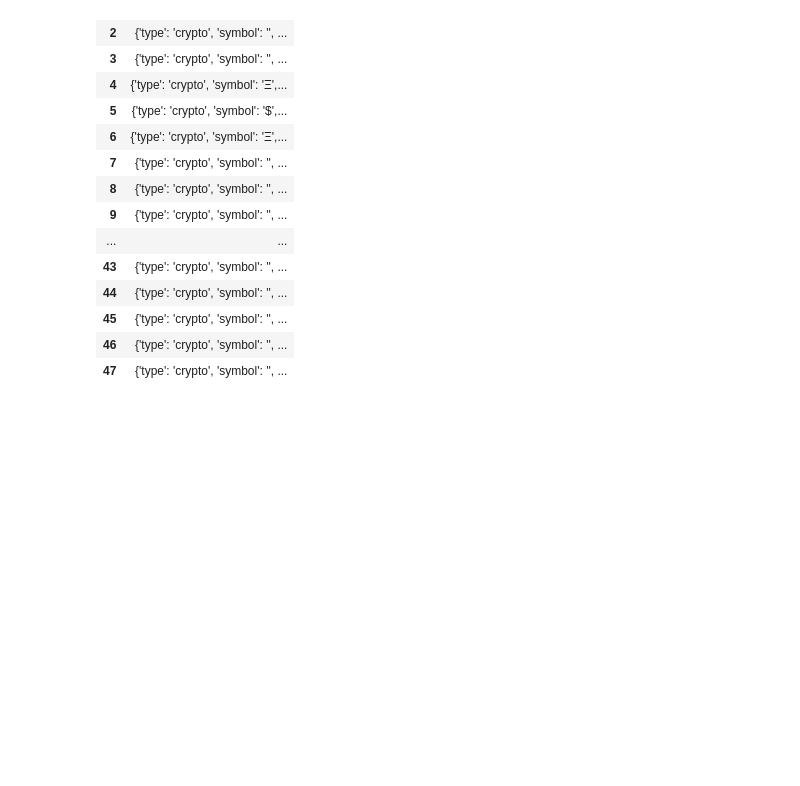
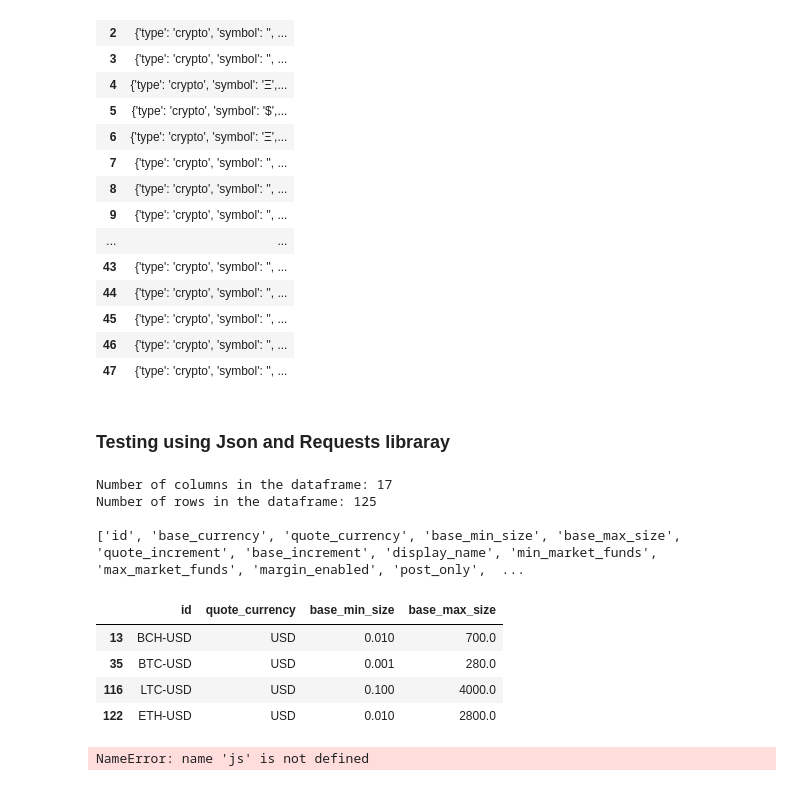
Before and after one commit to lukewbecker/algo-trading-training, a Jupyter notebook: cbp_api.ipynb, the cells around one changed output. Saved outputs shown, nothing was run; the diff lists cells and outputs as text; code cells hidden in the pictures; blank space fills up the shorter version.

```diff
--- a/cbp_api.ipynb
+++ b/cbp_api.ipynb
@@ -210,3 +210,60 @@ details_test
 | 45 | {'type': 'crypto', 'symbol': '', ... |
 | 46 | {'type': 'crypto', 'symbol': '', ... |
 | 47 | {'type': 'crypto', 'symbol': '', ... |
+# %% [markdown]
+### Testing using Json and Requests libraray
+# %%
+def connect(url, *args, **kwargs):
+    try:
+        if kwargs.get('param', None) is not None:
+            response = requests.get(url,params)
+        else:
+            response = requests.get(url)
+        response.raise_for_status()
+        #print('HTTP connection success!')
+        return response
+    except HTTPError as http_err:
+        print(f'HTTP error occurred: {http_err}')
+    except Exception as err:
+        print(f'Other error occurred: {err}')
+# %%
+REST_API = 'https://api.pro.coinbase.com'
+PRODUCTS = REST_API+'/products'
+
+response = connect(PRODUCTS)
+response_content = response.content
+response_text = response.text
+response_headers = response.headers
+# %%
+# I am only interested in a few currencies that I want to trade, so let's add them here:
+MY_CURRENCIES = ['BTC-USD','ETH-USD','LTC-USD','BCH-USD']
+
+df_currencies = pd.read_json (response_text)
+print("\nNumber of columns in the dataframe: %i" % (df_currencies.shape[1]))
+print("Number of rows in the dataframe: %i\n" % (df_currencies.shape[0]))
+columns = list(df_currencies.columns)
+print(columns)
+print()
+df_currencies[df_currencies.id.isin(MY_CURRENCIES)][['id', 'quote_currency', 'base_min_size', 'base_max_size']].head(5)
+# %% [output]
+Number of columns in the dataframe: 17
+Number of rows in the dataframe: 125
+
+['id', 'base_currency', 'quote_currency', 'base_min_size', 'base_max_size', 'quote_increment', 'base_increment', 'display_name', 'min_market_funds', 'max_market_funds', 'margin_enabled', 'post_only',  ...
+|  | id | quote_currency | base_min_size | base_max_size |
+| 13 | BCH-USD | USD | 0.010 | 700.0 |
+| 35 | BTC-USD | USD | 0.001 | 280.0 |
+| 116 | LTC-USD | USD | 0.100 | 4000.0 |
+| 122 | ETH-USD | USD | 0.010 | 2800.0 |
+# %%
+currency_rows = []
+for currency in MY_CURRENCIES:
+    response = connect(PRODUCTS+'/'+currency+'/stats')
+    response_content = response.content
+    data = js.loads(response_content.decode('utf-8'))
+    currency_rows.append(data)
+# Create dataframe and set row index as currency name
+df_statistics = pd.DataFrame(currency_rows, index = MY_CURRENCIES)
+df_statistics
+# %% [output]
+NameError: name 'js' is not defined
```
Also changed, not shown: 1 other file.
